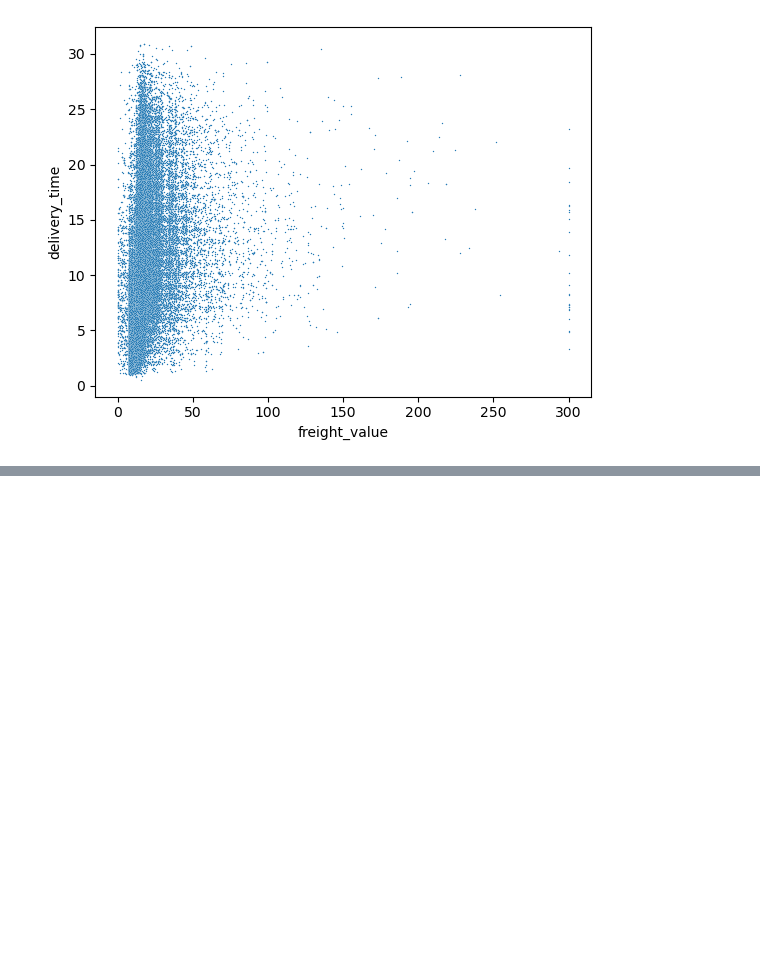
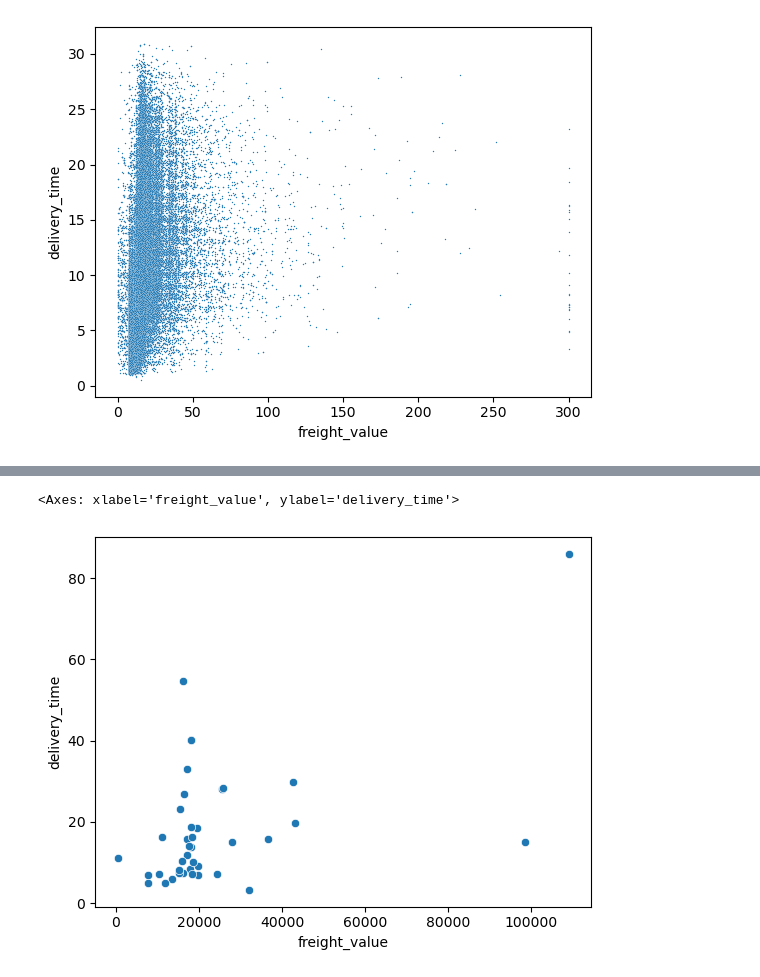
Before and after one commit to mateusono1/De-Company, a Jupyter notebook: analise_dados.ipynb, the cells around one changed output, grey strips where cells are left out. Drawn from its saved outputs; the diff is of its cells as text; code cells hidden in the pictures; blank space fills up the shorter version.

```diff
--- a/analise_dados.ipynb
+++ b/analise_dados.ipynb
@@ -453,0 +512,8 @@ sns.scatterplot(data=df,x="freight_value",y="delivery_time",s=1)
+# %%
+x=df[df["freight_value"]>330]
+y=kaggle[kaggle["freight_value"]>330]
+# %%
+sns.scatterplot(data=x,x="freight_value",y="delivery_time")
+# %% [output]
+<Axes: xlabel='freight_value', ylabel='delivery_time'>
+[figure, added]
```
Also changed, not shown: parts of 14 cells of this notebook, 5 other files.
